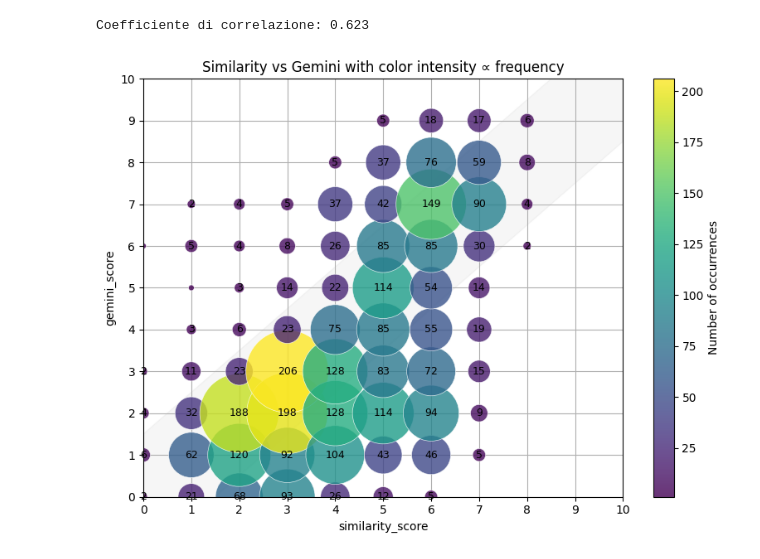
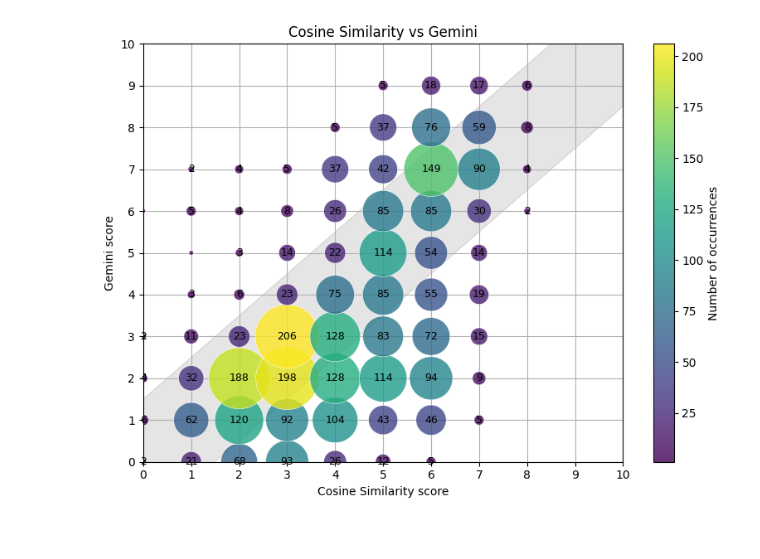
Before and after one commit to andreabochicchio02/ResumeMining, a Jupyter notebook: MatchingSystem/compareLLM/similarityEvaluation.ipynb, the cells around one changed output. Drawn from its saved outputs; the diff is of its cells as text; code cells hidden in the pictures.

```diff
--- a/MatchingSystem/compareLLM/similarityEvaluation.ipynb
+++ b/MatchingSystem/compareLLM/similarityEvaluation.ipynb
@@ -104,10 +34,5 @@ Coefficiente di correlazione: 0.623
 # %%
-grouped = df.groupby(['similarity_score', 'gemini_score']) \
-            .size().reset_index(name='counts')
-
-# Compute correlation coefficient
-corr_coef = df['similarity_score'].corr(df['gemini_score'])
-print(f'Coefficiente di correlazione: {corr_coef:.3f}')
+grouped = df.groupby(['similarity_score', 'gemini_score']).size().reset_index(name='counts')
 
 # Prepare bisector band (±1.5)
 x_vals = range(0, 11)
@@ -117,46 +42,44 @@ y_upper = [x + 1.5 for x in x_vals]
 plt.figure(figsize=(8, 6))
 
 # Background tolerance band
-plt.fill_between(x_vals, y_lower, y_upper,
-                 alpha=0.2, color='lightgrey', zorder=1)
+plt.fill_between(x_vals, y_lower, y_upper, alpha=0.2, color='grey', zorder=1)
 
 # Scatter plot with color mapped to frequency
 sc = plt.scatter(
     grouped['similarity_score'],
     grouped['gemini_score'],
-    s=grouped['counts'] * 25,
+    s=grouped['counts'] * 15,
     c=grouped['counts'],
     cmap='viridis',
     alpha=0.8,
     edgecolors='w',
     linewidth=0.5,
     zorder=2
 )
 
 # Colorbar to interpret frequencies
 cbar = plt.colorbar(sc)
 cbar.set_label('Number of occurrences')
 
 # Add count labels for points with more than 1 occurrence
 for _, row in grouped.iterrows():
     if row['counts'] > 1:
         plt.text(row['similarity_score'],
                  row['gemini_score'],
                  int(row['counts']),
                  fontsize=9, ha='center', va='center', zorder=3)
 
 # Axis settings
 plt.xlim(0, 10)
 plt.ylim(0, 10)
 plt.xticks(range(0, 11))
 plt.yticks(range(0, 11))
 
-plt.xlabel('similarity_score')
-plt.ylabel('gemini_score')
-plt.title('Similarity vs Gemini with color intensity ∝ frequency')
+plt.xlabel('Cosine Similarity score')
+plt.ylabel('Gemini score')
+plt.title('Cosine Similarity vs Gemini')
 plt.grid(True, zorder=0)
 plt.tight_layout()
 plt.show()
 # %% [output]
-Coefficiente di correlazione: 0.623
-[figure, old version]
+[figure, new version]
```
Also changed, not shown: parts of 4 cells of this notebook, 22 other files.
